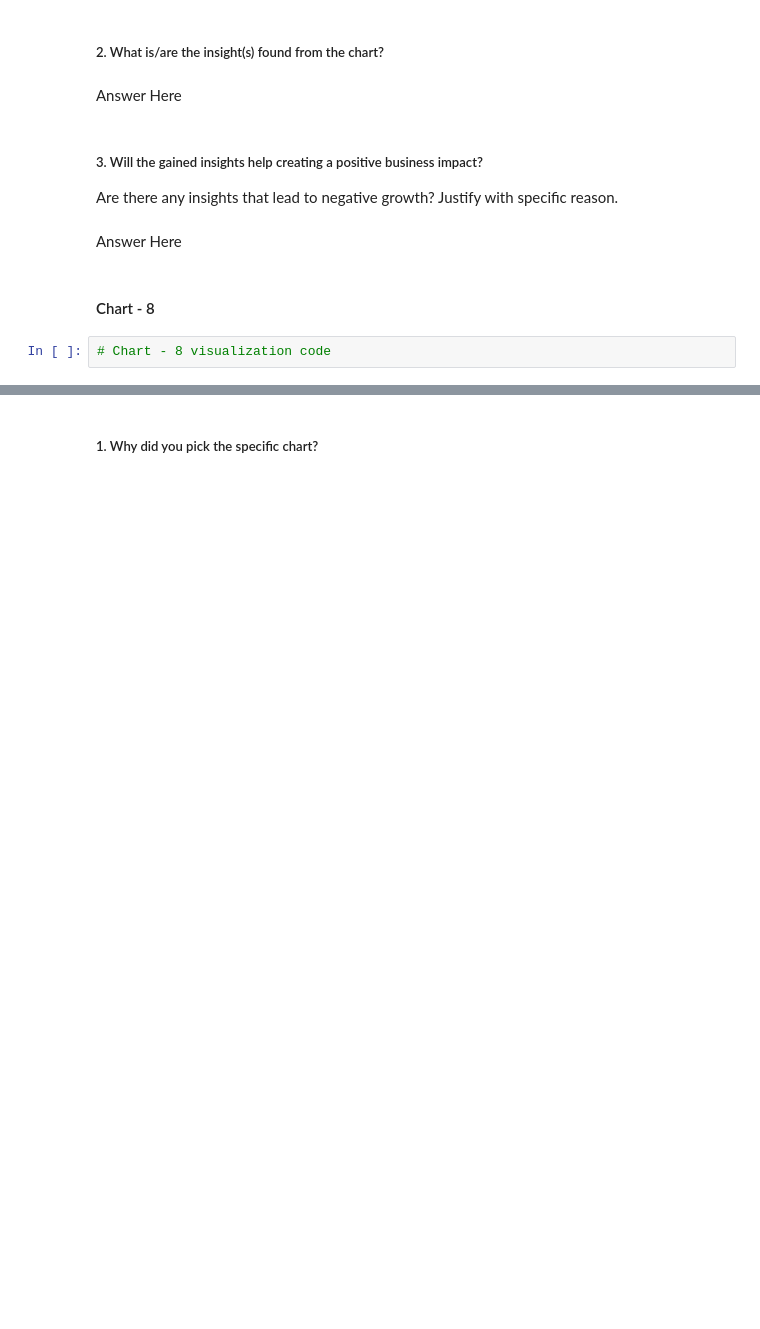
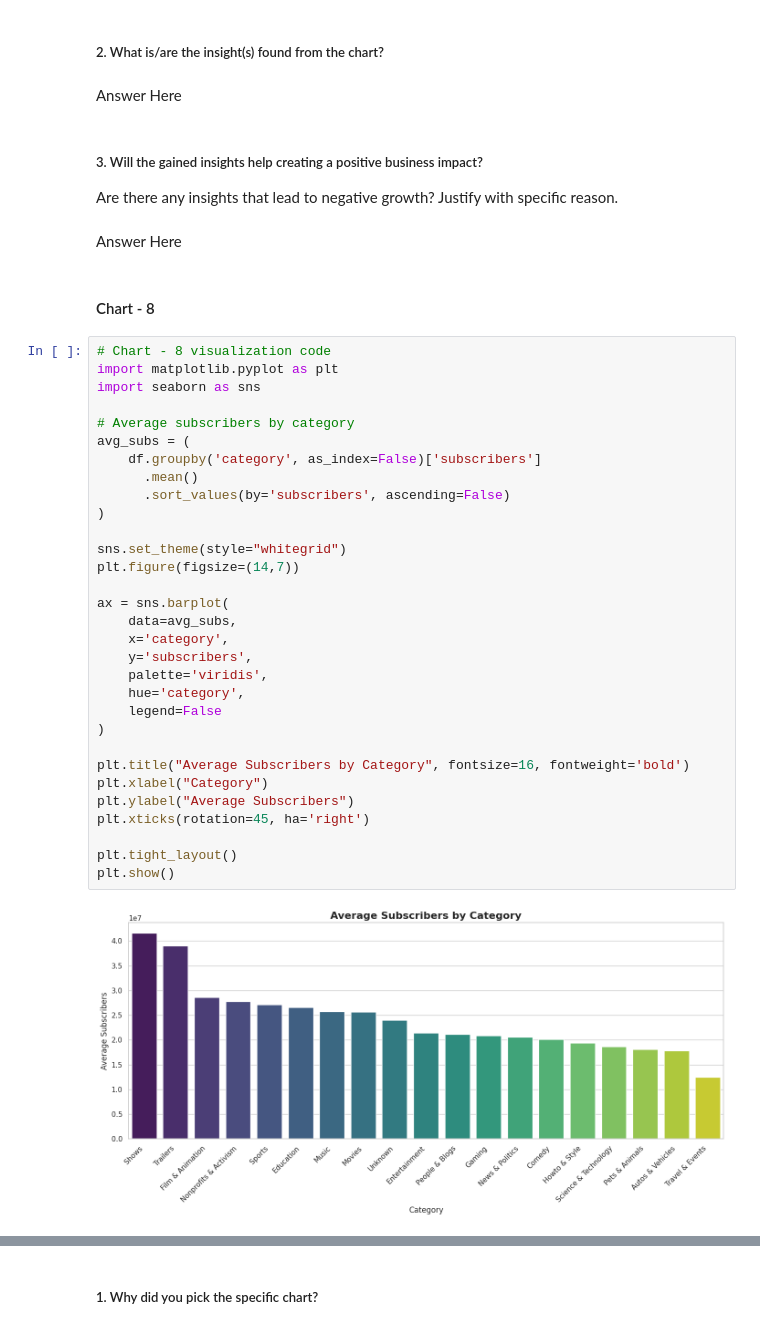
Before and after one commit to Sneha8126/Sneha-EDA-Submission-Template, a Jupyter notebook: Sneha_EDA_Submission_Template.ipynb, the cells around one changed output, grey strips where cells are left out. Cells and saved outputs as stored; diff of their text form; blank space fills up the shorter version.

```diff
--- a/Sneha_EDA_Submission_Template.ipynb
+++ b/Sneha_EDA_Submission_Template.ipynb
@@ -780,5 +780,36 @@ Are there any insights that lead to negative growth? Justify with specific reaso
 Answer Here
 # %% [markdown]
 #### Chart - 8
-# %%
-# Chart - 8 visualization code
+# %%
+# Chart - 8 visualization code
+import matplotlib.pyplot as plt
+import seaborn as sns
+
+# Average subscribers by category
+avg_subs = (
+    df.groupby('category', as_index=False)['subscribers']
+      .mean()
+      .sort_values(by='subscribers', ascending=False)
+)
+
+sns.set_theme(style="whitegrid")
+plt.figure(figsize=(14,7))
+
+ax = sns.barplot(
+    data=avg_subs,
+    x='category',
+    y='subscribers',
+    palette='viridis',
+    hue='category',
+    legend=False
+)
+
+plt.title("Average Subscribers by Category", fontsize=16, fontweight='bold')
+plt.xlabel("Category")
+plt.ylabel("Average Subscribers")
+plt.xticks(rotation=45, ha='right')
+
+plt.tight_layout()
+plt.show()
+# %% [output]
+[figure, added]
```
Also changed, not shown: parts of 7 cells of this notebook.
